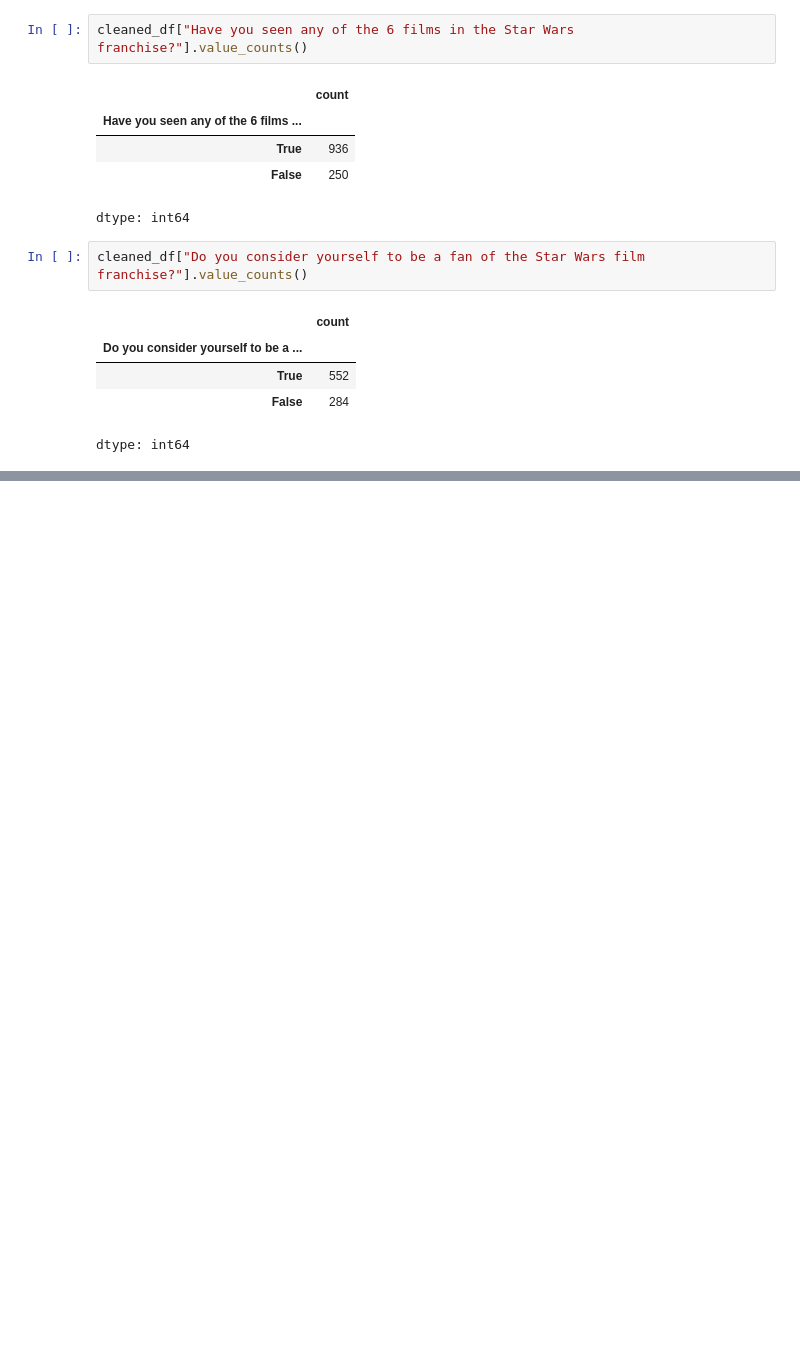
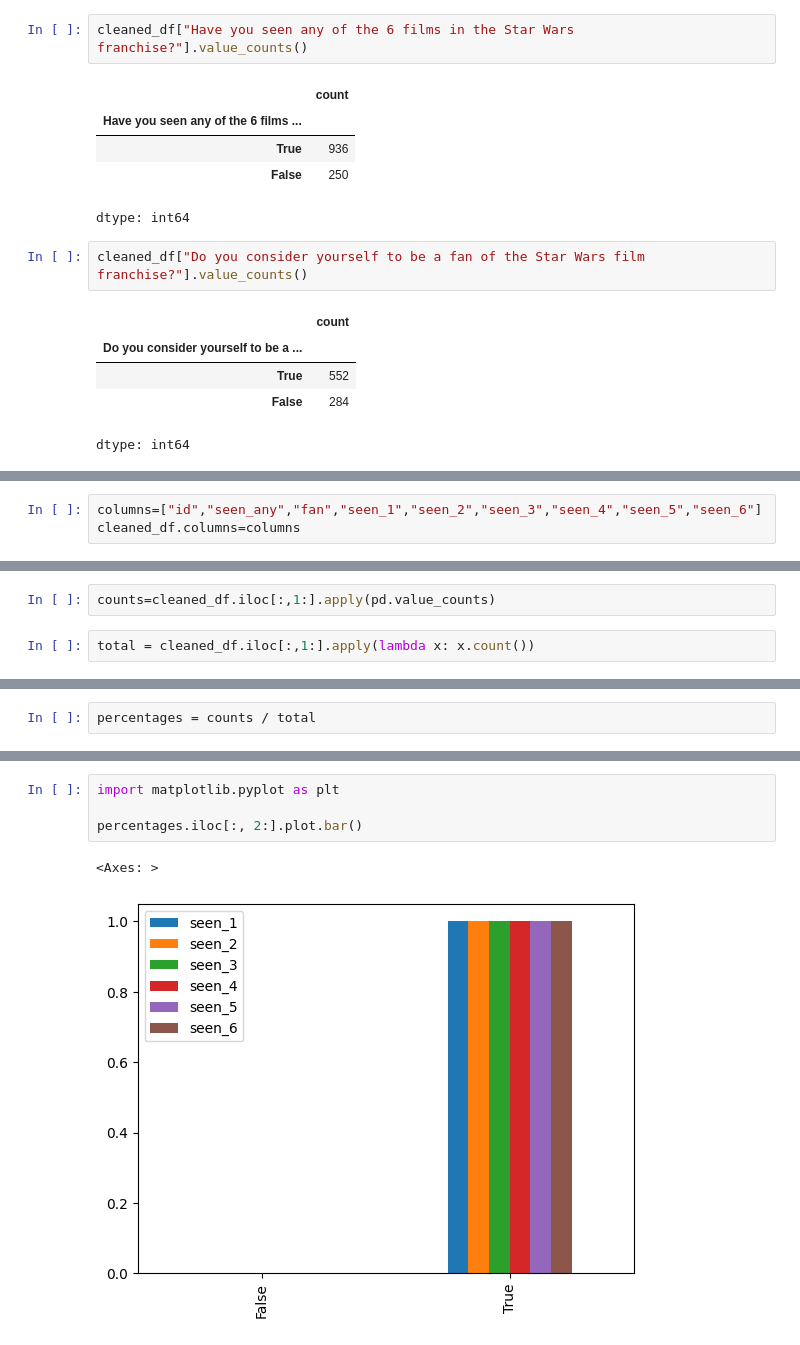
Before and after one commit to saksham-v25/Data-Cleaning-, a Jupyter notebook: star_wars_analysis/star_wars_analysis.ipynb, the cells around one changed output, grey strips where cells are left out. Drawn from its saved outputs; the diff is of its cells as text; blank space fills up the shorter version.

```diff
--- a/star_wars_analysis/star_wars_analysis.ipynb
+++ b/star_wars_analysis/star_wars_analysis.ipynb
@@ -123,0 +171,3 @@ dtype: int64
+# %%
+columns=["id","seen_any","fan","seen_1","seen_2","seen_3","seen_4","seen_5","seen_6"]
+cleaned_df.columns=columns
@@ -123,0 +183,4 @@ dtype: int64
+# %%
+counts=cleaned_df.iloc[:,1:].apply(pd.value_counts)
+# %%
+total = cleaned_df.iloc[:,1:].apply(lambda x: x.count())
@@ -123,0 +200,2 @@ dtype: int64
+# %%
+percentages = counts / total
@@ -123,0 +216,7 @@ dtype: int64
+# %%
+import matplotlib.pyplot as plt
+
+percentages.iloc[:, 2:].plot.bar()
+# %% [output]
+<Axes: >
+[figure, added]
```
Also changed, not shown: parts of 22 cells of this notebook.
